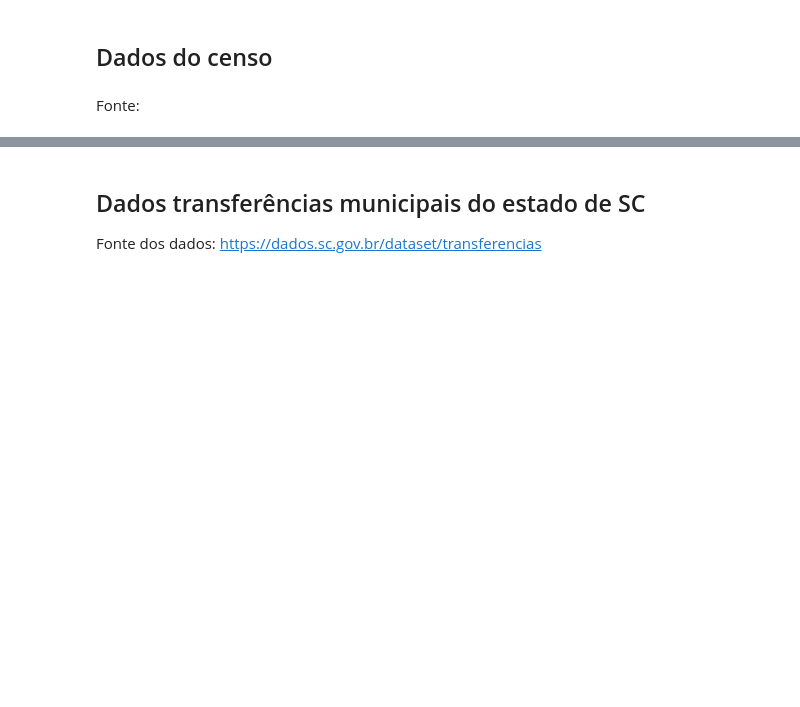
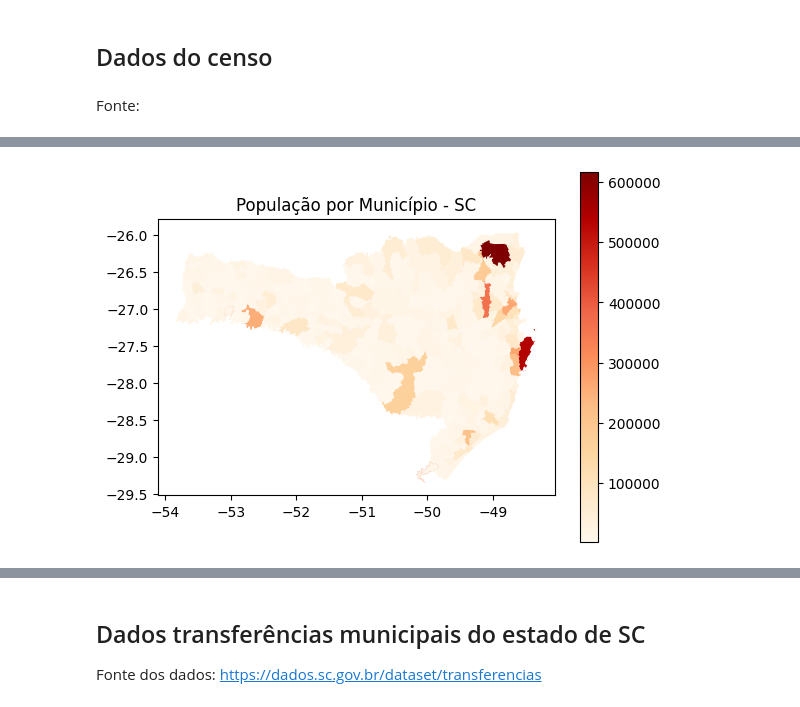
Before and after one commit to IsaCunha/BDGeograficos, a Jupyter notebook: TP_BDG.ipynb, the cells around one changed output, grey strips where cells are left out. Cells and saved outputs as stored; diff of their text form; code cells hidden in the pictures; blank space fills up the shorter version.

Commit message:
ajustes finais notebook e arquivos de dados

```diff
--- a/TP_BDG.ipynb
+++ b/TP_BDG.ipynb
@@ -59,6 +110,6 @@ plt.show()
 Fonte:
 # %%
 # dados ja tratados
-dist_pop = pd.read_csv("/content/dados/distribuicao_populacao.csv")
+dist_pop = pd.read_csv("content/treat_data/distribuicao_populacao.csv")
 # %%
 dist_pop.head()
@@ -69,17 +135,19 @@ pib_municipios.head()
 # %%
-mapa2 = geopandas.read_file("/content/SC_MUNICIPIOS_2023/SC_Municipios_2023.shp")
+mapa2 = geopandas.read_file("content/SC_MUNICIPIOS_2023/SC_Municipios_2023.shp")
 
 # Normalizar os nomes dos municípios
 dist_pop["nm_mun"] = dist_pop["nm_mun"].str.upper()
 mapa2["NM_MUNICIPIO"] = mapa2["NM_MUN"].str.upper()
 
 # Merge dos dados de população com o mapa
 mapa_pop = mapa2.merge(dist_pop, left_on="NM_MUNICIPIO", right_on="nm_mun", how="left")
 
 # Preencher valores nulos com 0
 mapa_pop["tot_pop"] = mapa_pop["tot_pop"].fillna(0)
 
 mapa_pop.plot(column="tot_pop", cmap="OrRd", legend=True)
 plt.title("População por Município - SC")
 plt.show()
+# %% [output]
+[figure, added]
 # %%
```
Also changed, not shown: parts of 15 cells of this notebook, 6 other files.
